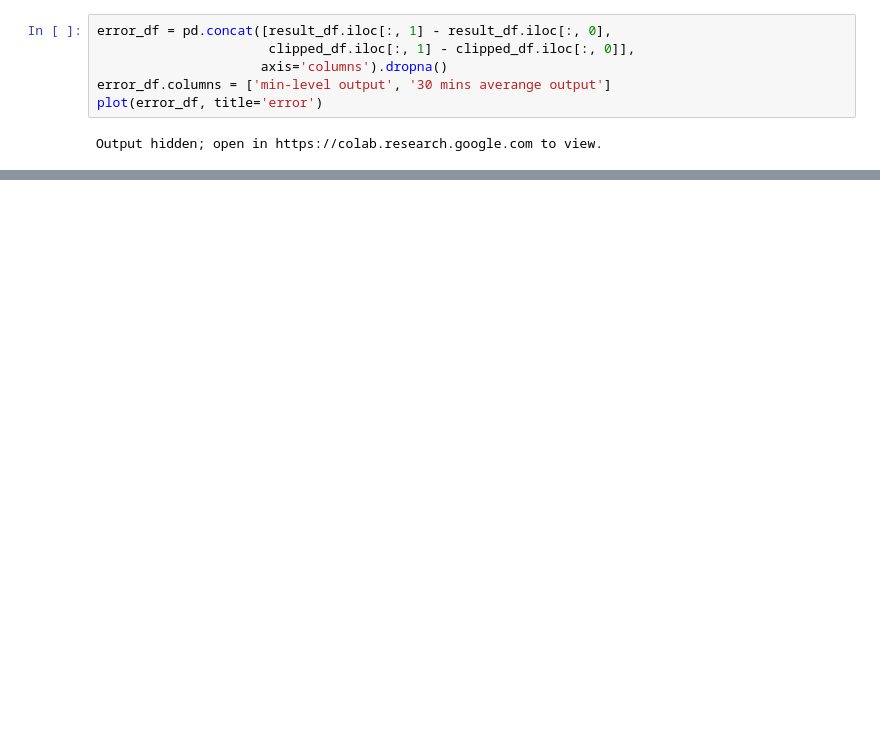
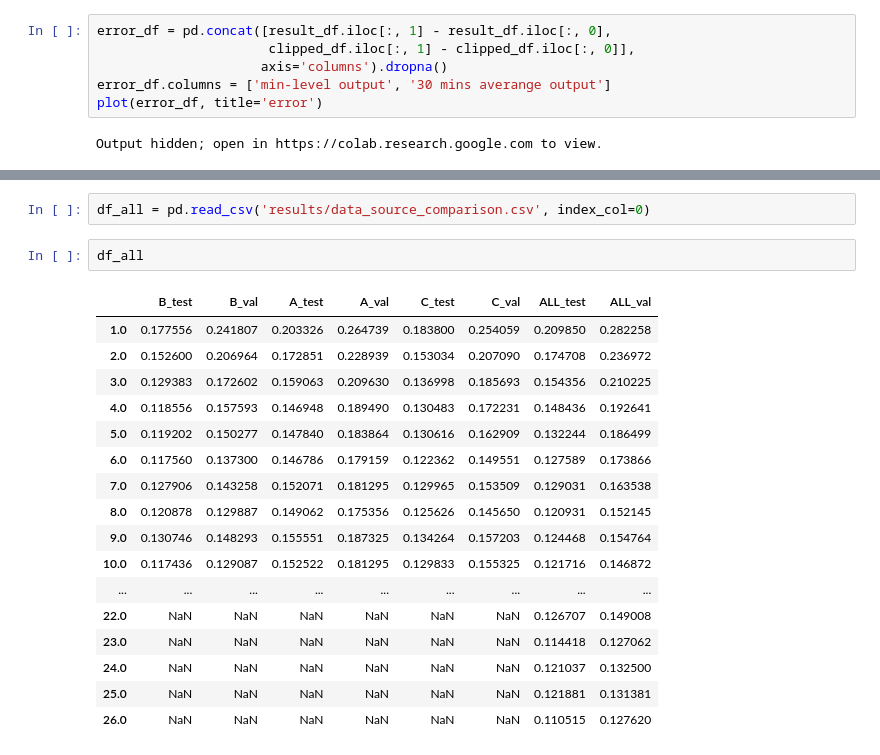
Before and after one commit to YRYoung/Power-Plant-Forecast, a Jupyter notebook: Tutorials/Testing Result Visualization.ipynb, the cells around one changed output, grey strips where cells are left out. Drawn from its saved outputs; the diff is of its cells as text; blank space fills up the shorter version.

```diff
--- a/Tutorials/Testing Result Visualization.ipynb
+++ b/Tutorials/Testing Result Visualization.ipynb
@@ -78,0 +95,22 @@ Output hidden; open in https://colab.research.google.com to view.
+# %%
+df_all = pd.read_csv('results/data_source_comparison.csv', index_col=0)
+# %%
+df_all
+# %% [output]
+|  | B_test | B_val | A_test | A_val | C_test | C_val | ALL_test | ALL_val |
+| 1.0 | 0.177556 | 0.241807 | 0.203326 | 0.264739 | 0.183800 | 0.254059 | 0.209850 | 0.282258 |
+| 2.0 | 0.152600 | 0.206964 | 0.172851 | 0.228939 | 0.153034 | 0.207090 | 0.174708 | 0.236972 |
+| 3.0 | 0.129383 | 0.172602 | 0.159063 | 0.209630 | 0.136998 | 0.185693 | 0.154356 | 0.210225 |
+| 4.0 | 0.118556 | 0.157593 | 0.146948 | 0.189490 | 0.130483 | 0.172231 | 0.148436 | 0.192641 |
+| 5.0 | 0.119202 | 0.150277 | 0.147840 | 0.183864 | 0.130616 | 0.162909 | 0.132244 | 0.186499 |
+| 6.0 | 0.117560 | 0.137300 | 0.146786 | 0.179159 | 0.122362 | 0.149551 | 0.127589 | 0.173866 |
+| 7.0 | 0.127906 | 0.143258 | 0.152071 | 0.181295 | 0.129965 | 0.153509 | 0.129031 | 0.163538 |
+| 8.0 | 0.120878 | 0.129887 | 0.149062 | 0.175356 | 0.125626 | 0.145650 | 0.120931 | 0.152145 |
+| 9.0 | 0.130746 | 0.148293 | 0.155551 | 0.187325 | 0.134264 | 0.157203 | 0.124468 | 0.154764 |
+| 10.0 | 0.117436 | 0.129087 | 0.152522 | 0.181295 | 0.129833 | 0.155325 | 0.121716 | 0.146872 |
+| ... | ... | ... | ... | ... | ... | ... | ... | ... |
+| 22.0 | NaN | NaN | NaN | NaN | NaN | NaN | 0.126707 | 0.149008 |
+| 23.0 | NaN | NaN | NaN | NaN | NaN | NaN | 0.114418 | 0.127062 |
+| 24.0 | NaN | NaN | NaN | NaN | NaN | NaN | 0.121037 | 0.132500 |
+| 25.0 | NaN | NaN | NaN | NaN | NaN | NaN | 0.121881 | 0.131381 |
+| 26.0 | NaN | NaN | NaN | NaN | NaN | NaN | 0.110515 | 0.127620 |
```
Also changed, not shown: parts of 17 cells of this notebook, 1 other file.
